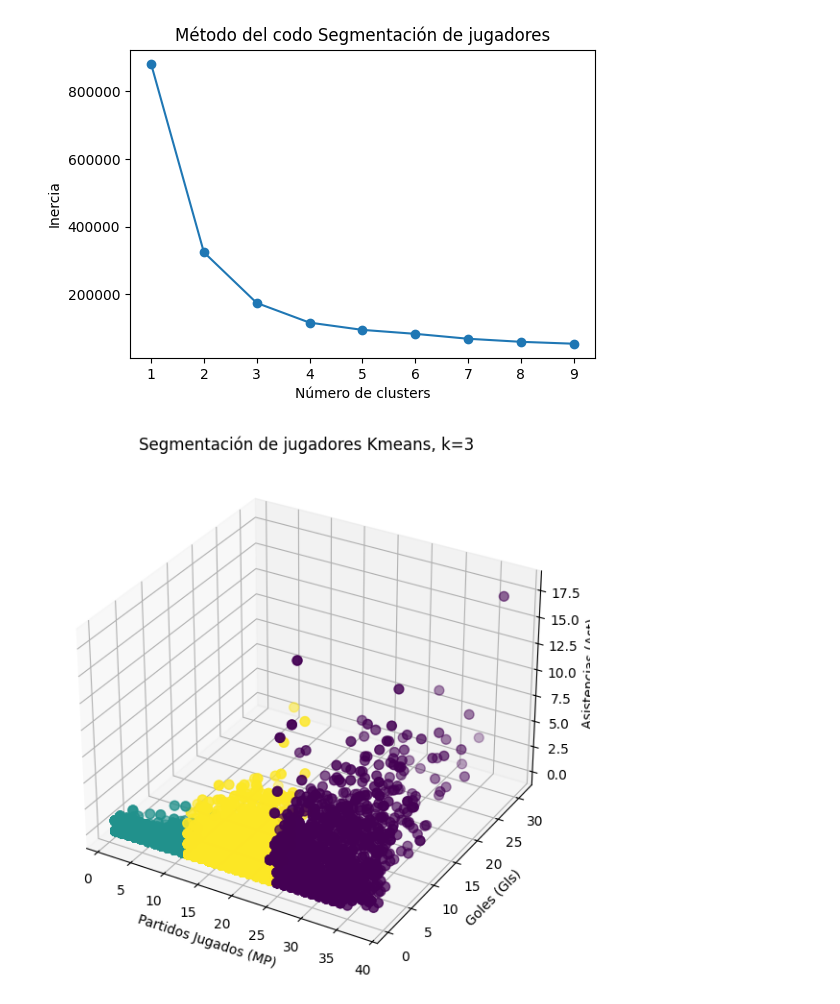
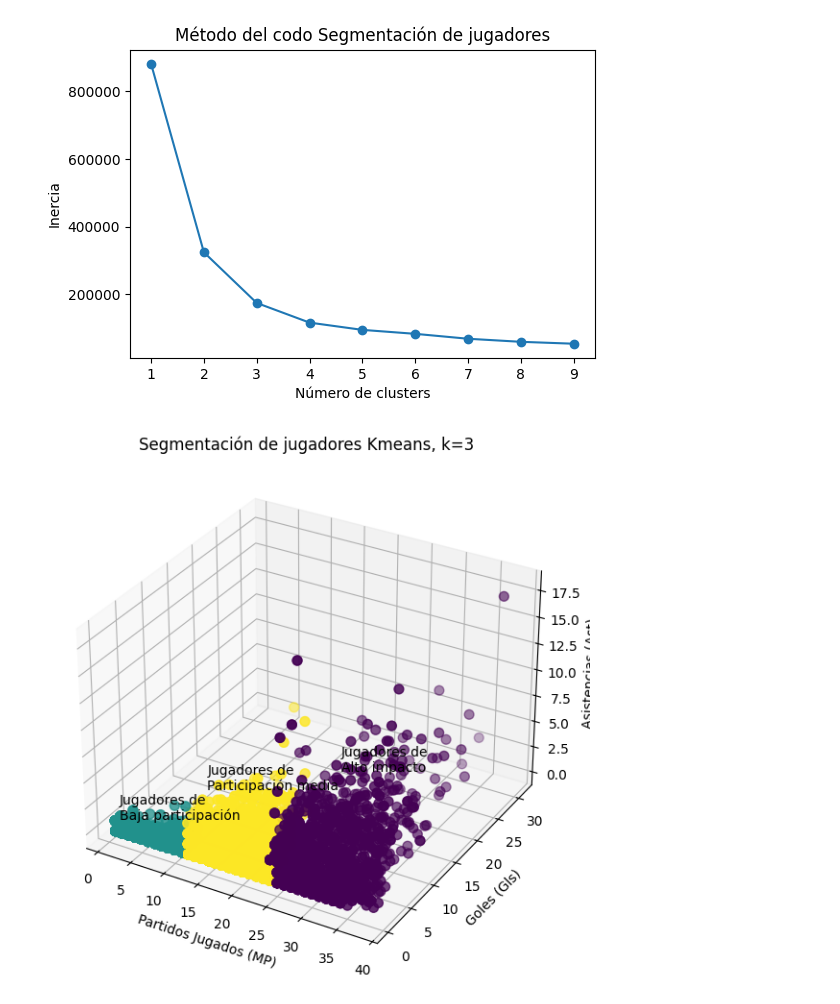
Before and after one commit to SebasMartinez21/Aprendizaje_no_supervisado_Mineria, a Jupyter notebook: Clustering_Python/kmeans_futbol.ipynb, the cells around one changed output. Saved outputs shown, nothing was run; the diff lists cells and outputs as text; code cells hidden in the pictures.

```diff
--- a/Clustering_Python/kmeans_futbol.ipynb
+++ b/Clustering_Python/kmeans_futbol.ipynb
@@ -70,21 +70,25 @@ df["Cluster"] = kmeans.labels_
 # %%
 # ========================================================================================================
 # ⚜️ Graficar en 3D sin anotaciones (labels)
 # ========================================================================================================
 fig = plt.figure(figsize=(10, 7))
 ax = fig.add_subplot(111, projection="3d")
 
 # Colocar colores a los clusters
 sc = ax.scatter(df["MP"], df["Gls"], df["Ast"],
                 c=df["Cluster"], cmap="viridis", s=50)
 
 # Etiquetas de ejes
 ax.set_xlabel("Partidos Jugados (MP)")
 ax.set_ylabel("Goles (Gls)")
 ax.set_zlabel("Asistencias (Ast)")
 plt.title("Segmentación de jugadores Kmeans, k=3")
 
+# Anotaciones interpretativas
+ax.text(0, 2, 0, "Jugadores de \nBaja participación", color="black")
+ax.text(12, 4, 4.5, "Jugadores de \nParticipación media", color="black")
+ax.text(30, 6, 9, "Jugadores de \nAlto impacto", color="black")
 
 plt.show()
 # %% [output]
-[figure, old version]
+[figure, new version]
```
Also changed, not shown: 4 other files.
